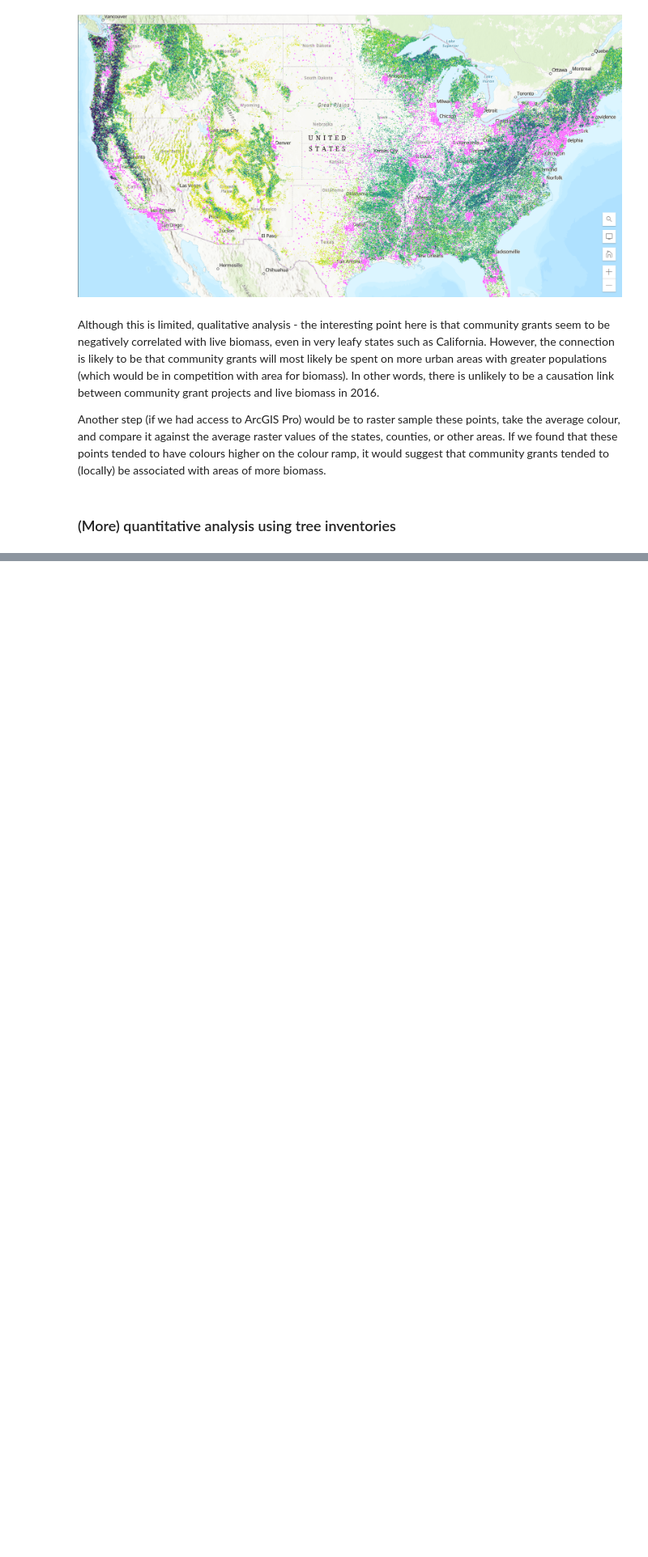
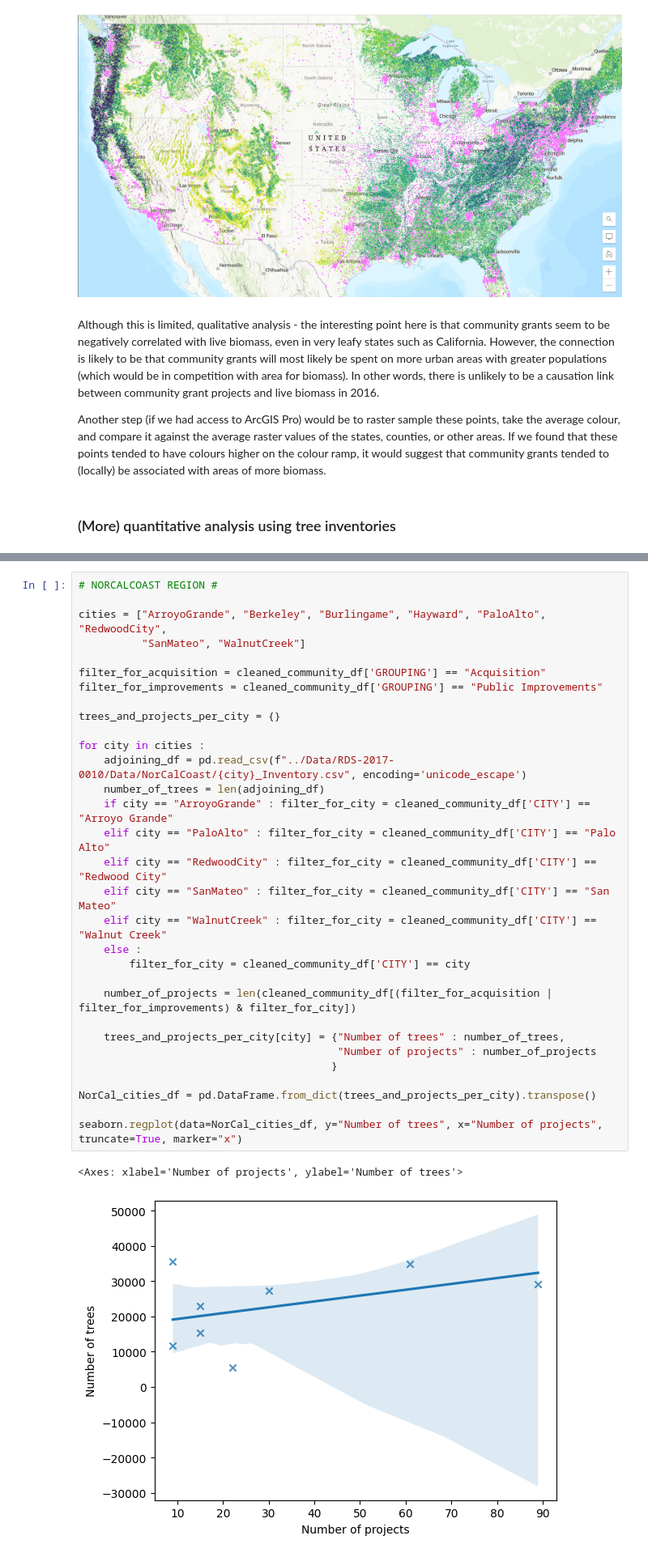
Before and after one commit to lydia-pauly/women_in_data_comp_2023, a Jupyter notebook: Lydia Notebooks/Community_Dataset.ipynb, the cells around one changed output, grey strips where cells are left out. Shown at 81% size. Drawn from its saved outputs; the diff is of its cells as text; blank space fills up the shorter version.

```diff
--- a/Lydia Notebooks/Community_Dataset.ipynb
+++ b/Lydia Notebooks/Community_Dataset.ipynb
@@ -380,0 +330,34 @@ len(cleaned_community_df[BeFl_bf | CaMa_bf | CaBa_bf | CaPi_bf | CoMe_bf])
+# %%
+# NORCALCOAST REGION #
+
+cities = ["ArroyoGrande", "Berkeley", "Burlingame", "Hayward", "PaloAlto", "RedwoodCity",
+          "SanMateo", "WalnutCreek"]
+
+filter_for_acquisition = cleaned_community_df['GROUPING'] == "Acquisition"
+filter_for_improvements = cleaned_community_df['GROUPING'] == "Public Improvements"
+
+trees_and_projects_per_city = {}
+
+for city in cities :
+    adjoining_df = pd.read_csv(f"../Data/RDS-2017-0010/Data/NorCalCoast/{city}_Inventory.csv", encoding='unicode_escape')
+    number_of_trees = len(adjoining_df)
+    if city == "ArroyoGrande" : filter_for_city = cleaned_community_df['CITY'] == "Arroyo Grande"
+    elif city == "PaloAlto" : filter_for_city = cleaned_community_df['CITY'] == "Palo Alto"
+    elif city == "RedwoodCity" : filter_for_city = cleaned_community_df['CITY'] == "Redwood City"
+    elif city == "SanMateo" : filter_for_city = cleaned_community_df['CITY'] == "San Mateo"
+    elif city == "WalnutCreek" : filter_for_city = cleaned_community_df['CITY'] == "Walnut Creek"
+    else :
+        filter_for_city = cleaned_community_df['CITY'] == city
+
+    number_of_projects = len(cleaned_community_df[(filter_for_acquisition | filter_for_improvements) & filter_for_city])
+
+    trees_and_projects_per_city[city] = {"Number of trees" : number_of_trees,
+                                         "Number of projects" : number_of_projects
+                                        }
+
+NorCal_cities_df = pd.DataFrame.from_dict(trees_and_projects_per_city).transpose()
+
+seaborn.regplot(data=NorCal_cities_df, y="Number of trees", x="Number of projects", truncate=True, marker="x")
+# %% [output]
+<Axes: xlabel='Number of projects', ylabel='Number of trees'>
+[figure, added]
```
Also changed, not shown: parts of 21 cells of this notebook.
